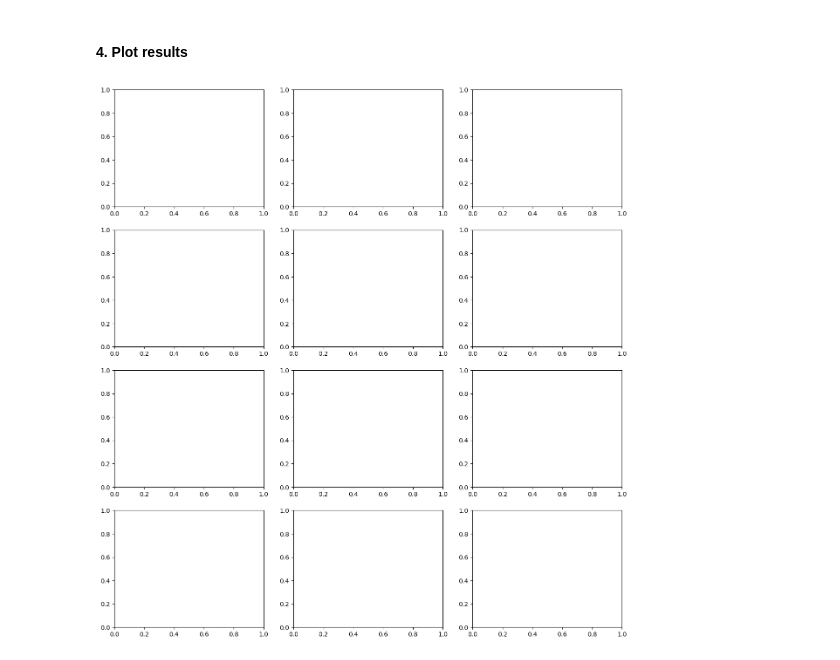
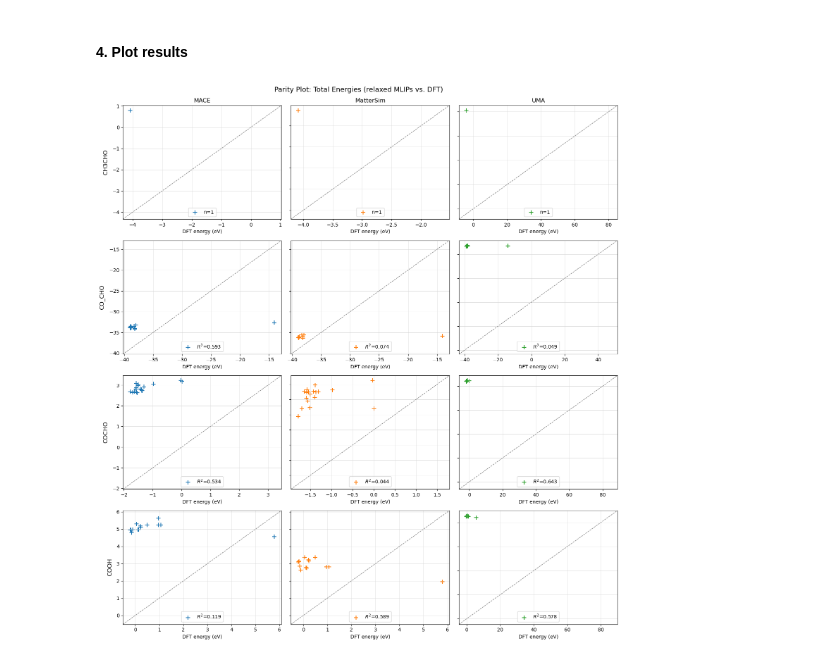
Before and after one commit to zbschwab/mlip-dft-relaxed-comparison, a Jupyter notebook: mlips-relaxed-dft-benchmark.ipynb, the cells around one changed output. Cells and saved outputs as stored; diff of their text form; code cells hidden in the pictures.

```diff
--- a/mlips-relaxed-dft-benchmark.ipynb
+++ b/mlips-relaxed-dft-benchmark.ipynb
@@ -168,15 +166,18 @@ ADSORBATE_CALCS = {
     "COOH"  : calc_COOH,
 }
 
-mlip_energies = {}
+# initialize keys for dict of mlip energies
+mlip_energies = {
+    model['name']: {ads: {} for ads in ADSORBATE_CALCS}
+    for model in MODELS
+}
 
 for model in MODELS:
-    mlip_energies[model['name']] = {}
     for run in RUNS:
         path = f"mlip-trajectories/{model['name']}/{run['run_id']}_{model['name'].lower()}.traj"
         atoms = read(path, index=-1)
         total_e = atoms.get_potential_energy()
-        mlip_energies[model['name']][run['run_id']] = {
+        mlip_energies[model['name']][run['ads']][run['run_id']] = {  # index by model name for plotting later
             "total":    total_e,
             "adsorbed": ADSORBATE_CALCS[run['ads']](total_e)
         }
@@ -186,26 +187,65 @@ for model in MODELS:
 import matplotlib.pyplot as plt
 from scipy.stats import pearsonr
 
-dft_energies = {}
+# initialize keys for dict of dft energies
+dft_energies = {ads: {} for ads in ADSORBATE_CALCS}
+
 for run in RUNS:
     atoms = read(f"dft-trajectories/{run['run_id']}_dft.xyz", index=-1)
     total = atoms.get_potential_energy()
-    dft_energies[run['run_id']] = {
+    dft_energies[run['ads']][run['run_id']] = {  # index by adsorbate for easier plotting later
         "total":    total,
         "adsorbed": ADSORBATE_CALCS[run['ads']](total)
     }
+#
 # %%
 # fig. 1: parity plot (total energies)
 
 fig, axes = plt.subplots(nrows=len(ADSORBATE_CALCS), ncols=len(MODELS),
                         figsize=(5*len(MODELS), 4*len(ADSORBATE_CALCS)))
 
 for row, ads in enumerate(ADSORBATE_CALCS):
-    for col, model in enumerate(MODELS):
+    colors = plt.cm.tab10.colors
+    for col, (model, color) in enumerate(zip(MODELS, colors)):
         ax = axes[row][col]
 
-axes = np.array(axes).flatten()  # E_DFT = E_MLIP
+        # get data
+        x = [v['adsorbed'] for v in dft_energies[ads].values()]
+        y = [v['adsorbed'] for v in mlip_energies[model['name']][ads].values()]
 
+        # calculate r^2
+        if len(x) >= 2:  # use pearson r^2 b/c insensitive to different energy offsets
+            r2 = pearsonr(x, y).statistic ** 2
+            label = f"$R^2$={r2:.3f}"
+        else:
+            label = "n=1"
+
+        # plot data
+        ax.scatter(x, y, marker='+', s=80, label=label, color=color)
+        ax.legend(loc='lower center')
+
+        # padded limits
+        padding = 0.05 * (max(x + y) - min(x + y))
+        lim = [min(x + y) - padding, max(x + y) + padding]
+        ax.set_xlim(lim)
+        ax.set_ylim(lim)
+
+        # diagonal
+        ax.plot(lim, lim, color='gray', linestyle='--', linewidth=1)
+
+        # appearance
+        ax.grid(color='lightgrey', linewidth=0.5)
+        ax.set_xlabel("DFT energy (eV)")
+        if col == 0:
+            ax.set_ylabel("MLIP energy (eV)")
+        else:
+            ax.set_yticklabels([])
+
+        axes[0][col].set_title(model['name'], fontsize=12)
+    axes[row][0].set_ylabel(ads, fontsize=12, labelpad=8)
+
+plt.suptitle("Parity Plot: Total Energies (relaxed MLIPs vs. DFT)", y=0.99, fontsize=14)
+plt.tight_layout()
 plt.show()
 # %% [output]
-[figure, old version]
+[figure, new version]
```
Also changed, not shown: parts of 5 cells of this notebook.
